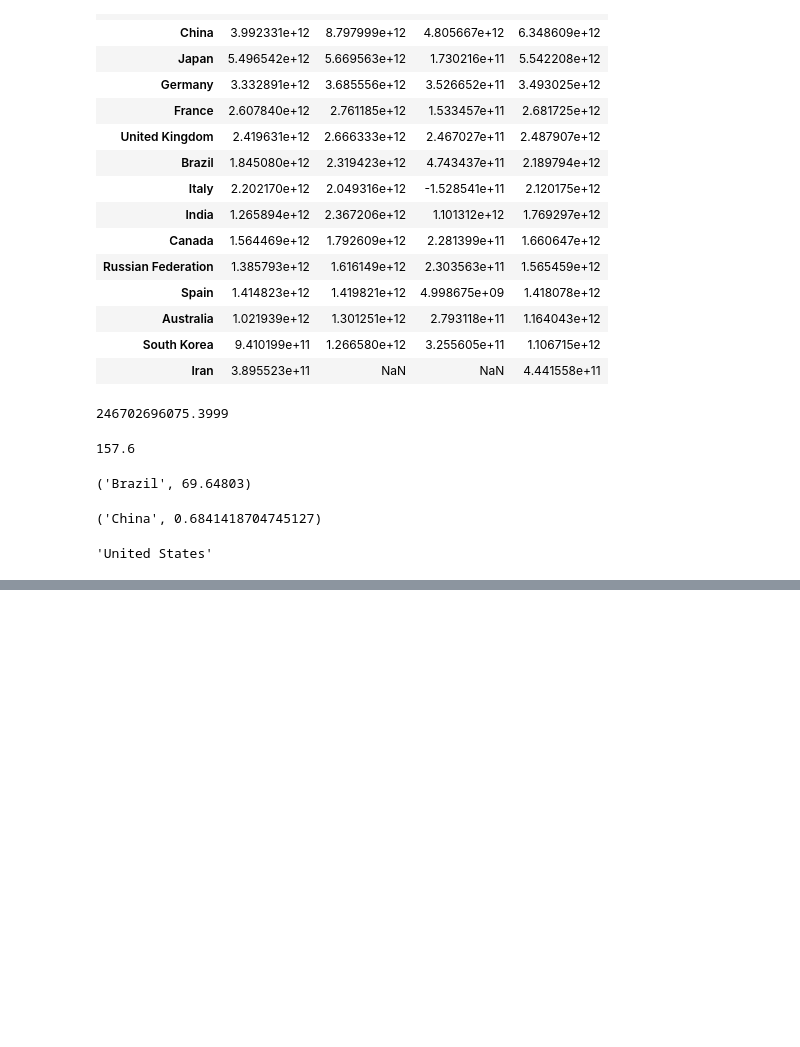
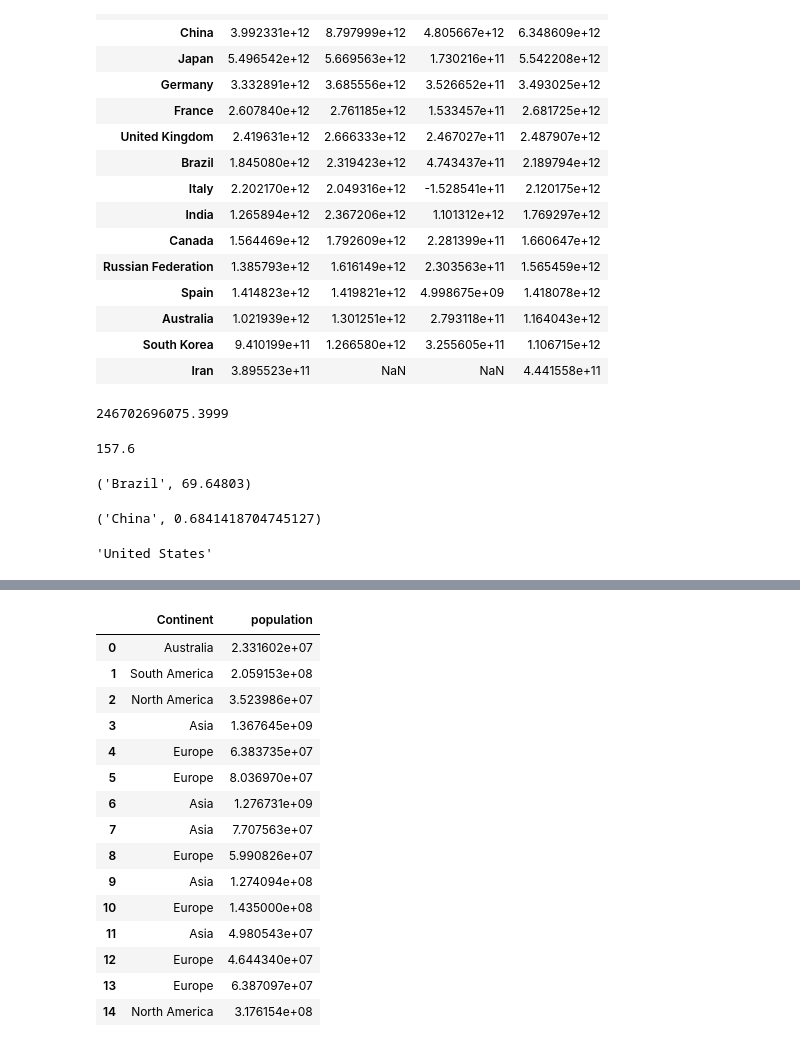
Before and after one commit to YHWOO13/Open-Course, a Jupyter notebook: UMICH-Introduction to Data Science in Python/ASSIGNMENT 3.ipynb, the cells around one changed output, grey strips where cells are left out. Saved outputs shown, nothing was run; the diff lists cells and outputs as text; code cells hidden in the pictures; blank space fills up the shorter version.

```diff
--- a/UMICH-Introduction to Data Science in Python/ASSIGNMENT 3.ipynb
+++ b/UMICH-Introduction to Data Science in Python/ASSIGNMENT 3.ipynb
@@ -380,0 +481,42 @@ Merge2.loc[2,'Country']
+# %%
+Merge2=answer()
+ContinentDict  = {'China':'Asia',
+                      'United States':'North America',
+                      'Japan':'Asia',
+                      'United Kingdom':'Europe',
+                      'Russian Federation':'Europe',
+                      'Canada':'North America',
+                      'Germany':'Europe',
+                      'India':'Asia',
+                      'France':'Europe',
+                      'South Korea':'Asia',
+                      'Italy':'Europe',
+                      'Spain':'Europe',
+                      'Iran':'Asia',
+                      'Australia':'Australia',
+                      'Brazil':'South America'}
+Merge2=Merge2.reset_index()
+#map():함수를 가져와서 쓰거나 series를 가져올 때
+Merge2['Continent']=Merge2['Country'].map(ContinentDict)
+Merge2.set_index('Continent')
+Merge2['population']=Merge2['Energy Supply']/Merge2['Energy Supply per Capita']
+Merge2=Merge2.copy()
+Merge2=Merge2[['Continent','population']]
+Merge2
+# %% [output]
+|  | Continent | population |
+| 0 | Australia | 2.331602e+07 |
+| 1 | South America | 2.059153e+08 |
+| 2 | North America | 3.523986e+07 |
+| 3 | Asia | 1.367645e+09 |
+| 4 | Europe | 6.383735e+07 |
+| 5 | Europe | 8.036970e+07 |
+| 6 | Asia | 1.276731e+09 |
+| 7 | Asia | 7.707563e+07 |
+| 8 | Europe | 5.990826e+07 |
+| 9 | Asia | 1.274094e+08 |
+| 10 | Europe | 1.435000e+08 |
+| 11 | Asia | 4.980543e+07 |
+| 12 | Europe | 4.644340e+07 |
+| 13 | Europe | 6.387097e+07 |
+| 14 | North America | 3.176154e+08 |
```
Also changed, not shown: parts of 10 cells of this notebook.
